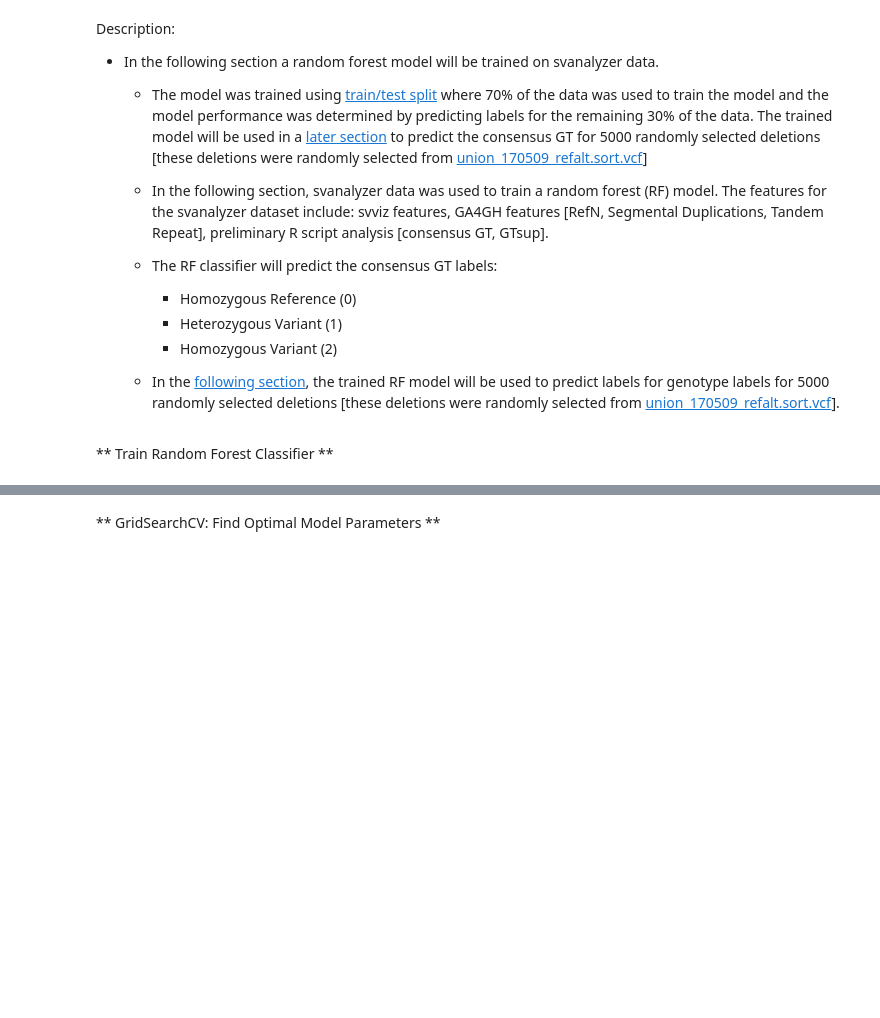
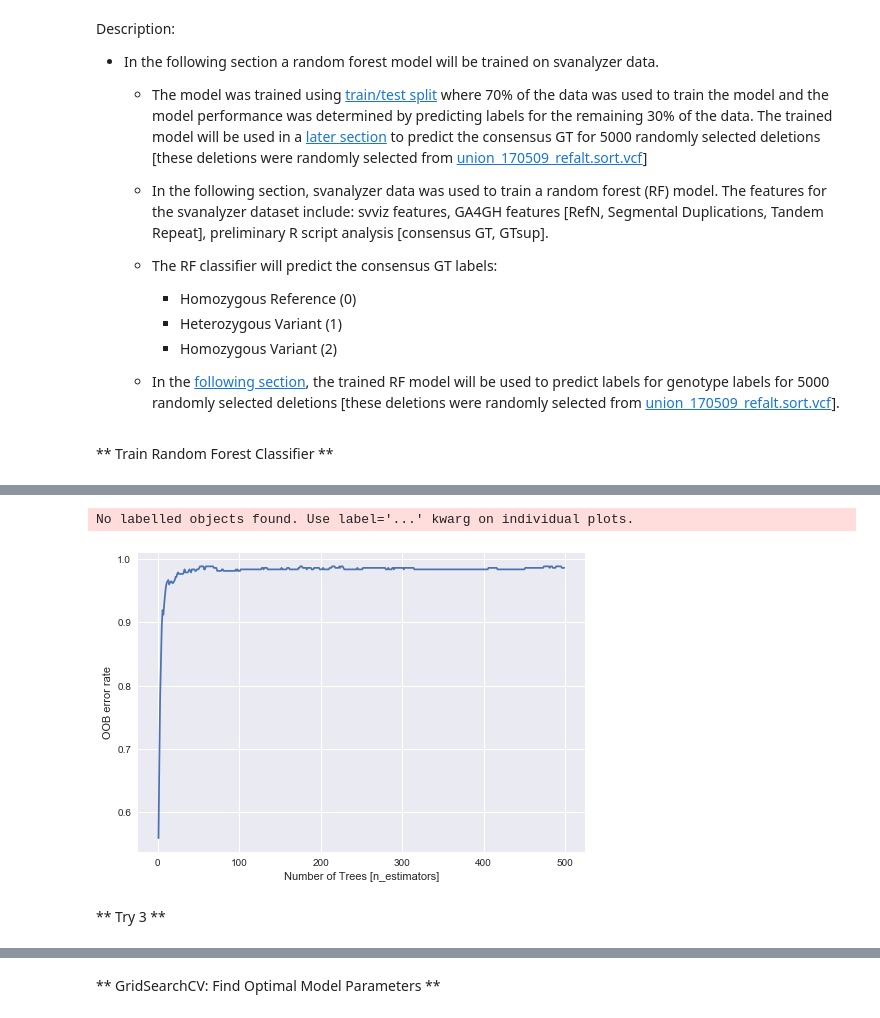
Before and after one commit to lesleymaraina/NIST, a Jupyter notebook: Notebooks/SVanalyzer_ML/DEL/results/General/All_Data_Consensus_GT.ipynb, the cells around one changed output, grey strips where cells are left out. Drawn from its saved outputs; the diff is of its cells as text; code cells hidden in the pictures; blank space fills up the shorter version.

```diff
--- a/Notebooks/SVanalyzer_ML/DEL/results/General/All_Data_Consensus_GT.ipynb
+++ b/Notebooks/SVanalyzer_ML/DEL/results/General/All_Data_Consensus_GT.ipynb
@@ -316,0 +368,14 @@ X_train, X_test, y_train, y_test = train_test_split(X4, Y, test_size=0.3, random
+# %%
+# Train Test Split
+# Train on 70% of the data and test on 30%
+X_train, X_test, y_train, y_test = train_test_split(X4, Y, test_size=0.3)
+# %%
+%%timeit
+n_estimators = 500
+trees = []
+oob = []
+for i in range(1, n_estimators):
+    model.set_params(n_estimators=i)
+    model.fit(X_train, y_train)
+    trees += [i]
+    oob += [model.oob_score_]
@@ -316,0 +401,18 @@ X_train, X_test, y_train, y_test = train_test_split(X4, Y, test_size=0.3, random
+# %%
+df_oob = pd.DataFrame()
+df_oob['trees'] = trees
+df_oob['oob'] = oob
+
+
+plt.plot(trees, oob)
+
+plt.xlabel("Number of Trees [n_estimators]")
+plt.ylabel("OOB error rate")
+plt.legend(loc="upper right")
+plt.savefig('/Volumes/lesleydata/SVanalyzer_ML/Oct272017_ML_w_AllTech/data/prelim_df/tree_analysis/alldata_trees_oob_try2.png', bbox_inches='tight')
+plt.show()
+# %% [output]
+No labelled objects found. Use label='...' kwarg on individual plots.
+[figure, added]
+# %% [markdown]
+** Try 3 **
```
Also changed, not shown: parts of 345 cells of this notebook, 57 other files.
